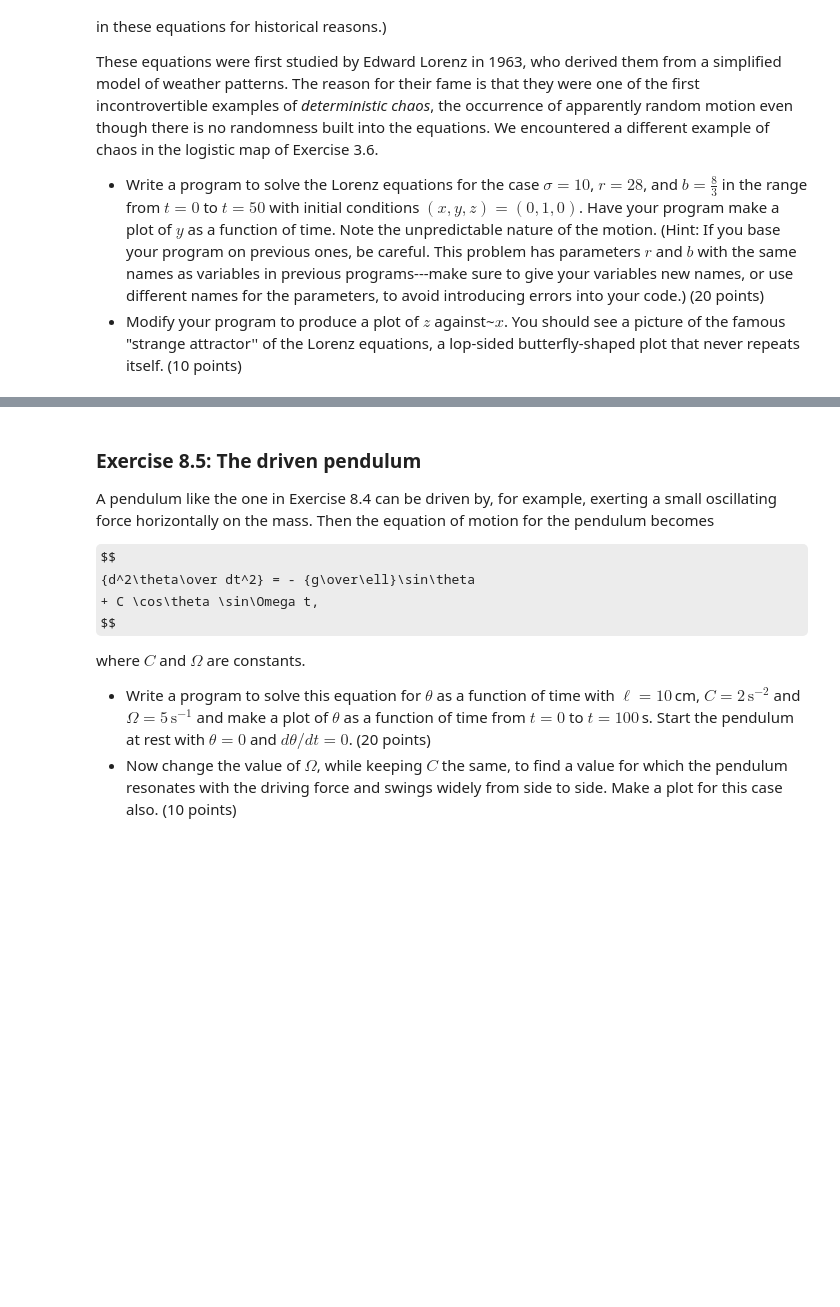
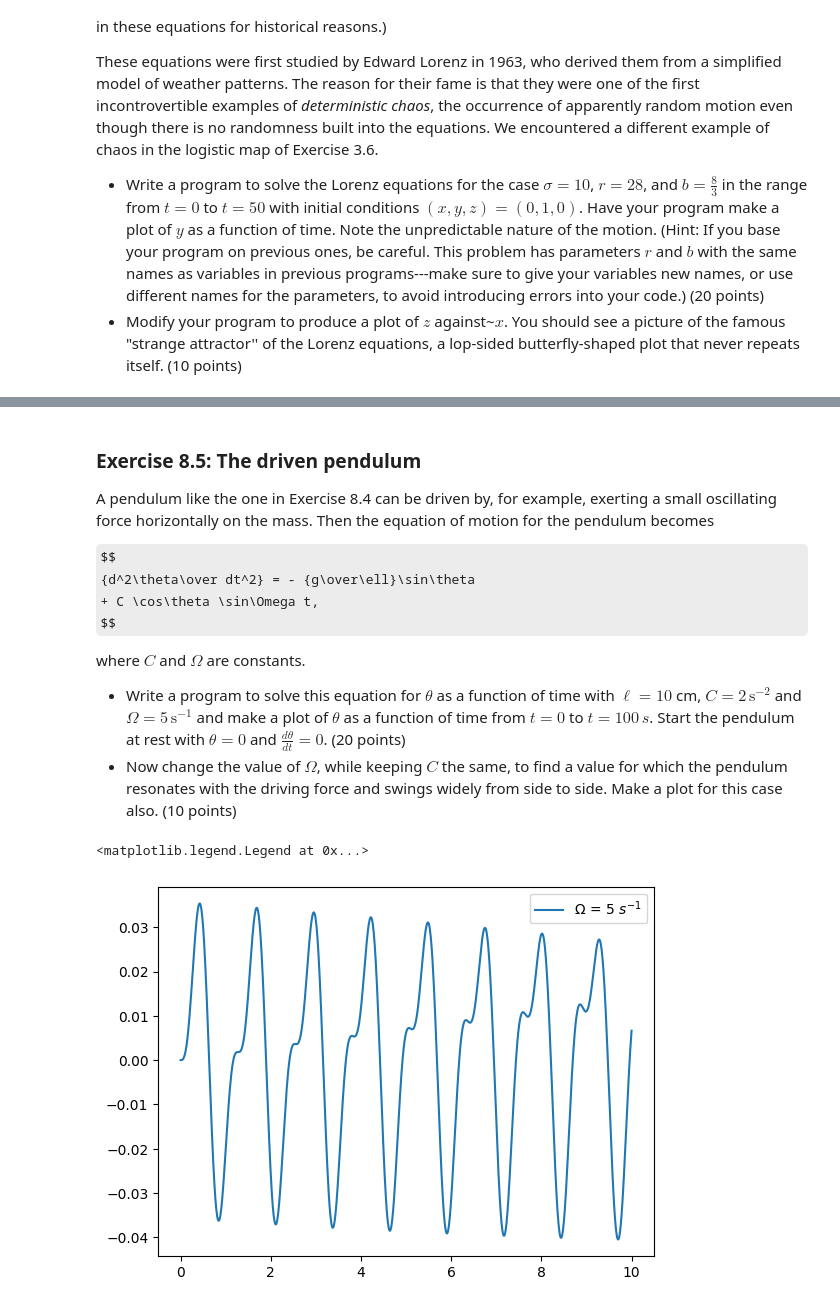
Before and after one commit to AtomLikeInPhysics/Tom-PHYS50733, a Jupyter notebook: Homework4/Homework4.ipynb, the cells around one changed output, grey strips where cells are left out. Drawn from its saved outputs; the diff is of its cells as text; code cells hidden in the pictures; some formulas as TeX source; blank space fills up the shorter version.

```diff
--- a/Homework4/Homework4.ipynb
+++ b/Homework4/Homework4.ipynb
@@ -221,12 +269,48 @@ $$
 where $C$ and $\Omega$ are constants.
 
 - Write a program to solve this equation for $\theta$ as a function of
-  time with $\ell=10\,$cm, $C=2\,\mathrm{s}^{-2}$ and
+  time with $\ell=10$ cm, $C=2\,\mathrm{s}^{-2}$ and
   $\Omega=5\,\mathrm{s}^{-1}$ and make a plot of $\theta$ as a function of
-  time from $t=0$ to $t=100\,$s.  Start the pendulum at rest with
-  $\theta=0$ and $d\theta/d t=0$. (20 points)
+  time from $t=0$ to $t=100\,s$.  Start the pendulum at rest with
+  $\theta=0$ and $\frac{d\theta}{dt} =0$. (20 points)
 - Now change the value of $\Omega$, while keeping $C$ the same, to find
   a value for which the pendulum resonates with the driving force and
   swings widely from side to side.  Make a plot for this case also. (10 points)
 # %%
-# code
+g = 9.81
+l = 0.1
+C = 2
+Ohm = 5
+
+def f(r,t):
+    theta = r[0]
+    omega = r[1]
+    d_theta = omega
+    d_omega = - (g / l) * np.sin(theta) + (C * np.cos(theta) * np.sin(Ohm*t))
+    return np.array([d_theta, d_omega], float)
+
+tstart = 0
+tstop = 10
+N = 1000
+h = (tstop-tstart)/N
+
+xpnt = []
+ypnt = []
+t = np.linspace(tstart,tstop,N)
+r = np.array([0,0],float)
+
+for i in t:
+    xpnt.append(r[0])
+    ypnt.append(r[1])
+    k1 = h*f(r,i)
+    k2 = h*f(r + 0.5*k1, i + 0.5*h)
+    k3 = h*f(r + 0.5*k2, i + 0.5*h)
+    k4 = h*f(r + k3, i + h)
+    r += 1/6 * (k1 + 2*k2 + 2*k3 + k4)
+
+plt.plot(t,xpnt,label = r'$\Omega$ = 5 $s^{-1}$')
+plt.legend()
+# plt.plot(t,ypnt)
+# %% [output]
+<matplotlib.legend.Legend at 0x...>
+[figure, added]
```
Also changed, not shown: parts of 5 cells of this notebook.
